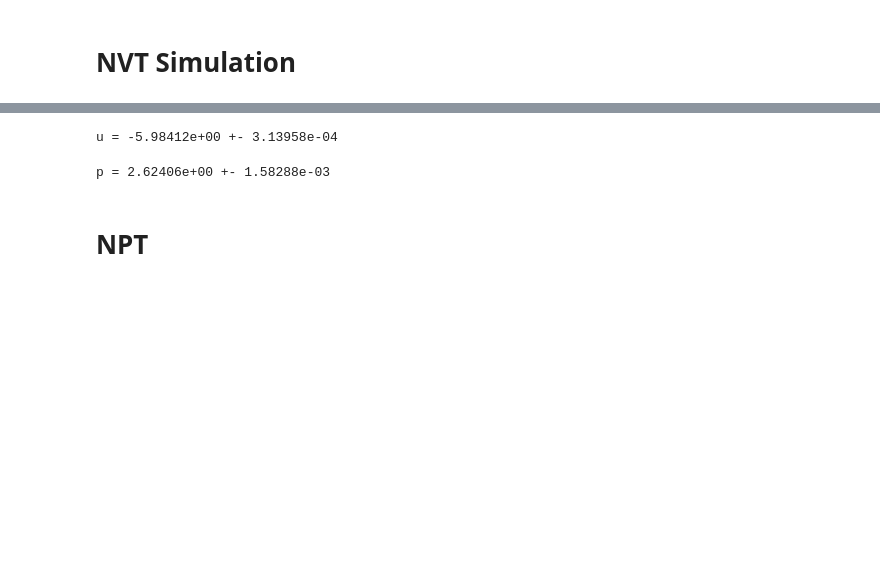
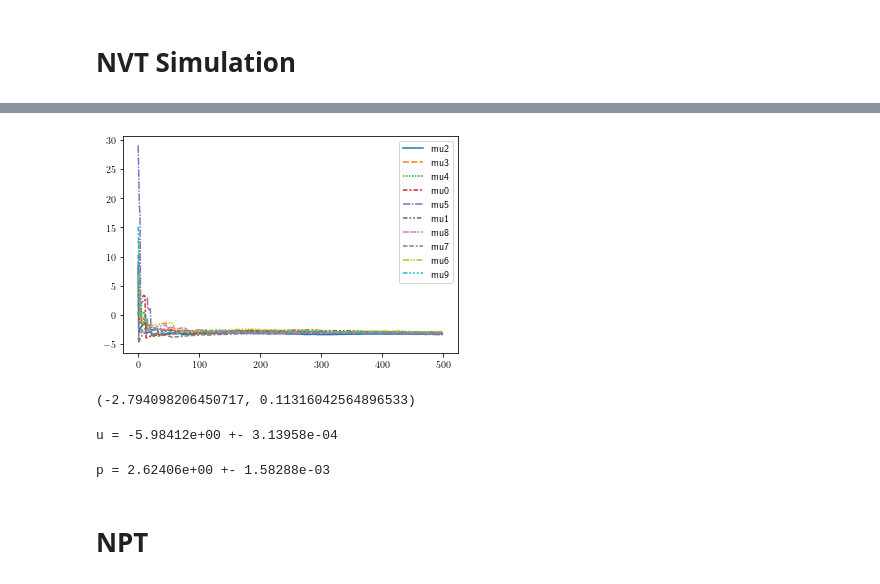
Before and after one commit to g-bauer/sargas, a Jupyter notebook: example/NVT.ipynb, the cells around one changed output, grey strips where cells are left out. Cells and saved outputs as stored; diff of their text form; code cells hidden in the pictures; blank space fills up the shorter version.

Commit message:
Better observers

```diff
--- a/example/NVT.ipynb
+++ b/example/NVT.ipynb
@@ -24,3 +8,0 @@ simulation = Simulation.monte_carlo(system, mc, 500)
-# %%
-%%time
-simulation.run(10_000_000)
@@ -29,0 +9,28 @@ Wall time: 1min 19s
+# %%
+def build_nvt(n, rho, t, rc, tail_correction):
+    potential = Potential.lennard_jones(1.0, 1.0, rc, tail_correction=True)
+    configuration = Configuration.from_lattice(n, rho)
+    system = System(configuration, potential)
+    displace_particle = MCMove.displace_particle(0.1, 0.4, t)
+    mc = MonteCarlo([displace_particle], [1], t)
+    simulation = Simulation.monte_carlo(system, mc, n)
+    return simulation, system
+
+def run_simulation(simulation, equilibration, production, t):
+    simulation.run(equilibration)
+    simulation.deactivate_propagator_updates()
+
+    properties = Observer.properties(1000)
+    simulation.add_observer(properties)
+
+    energy = Observer.energy(1000, 1000)
+    simulation.add_observer(energy)
+    widom = Observer.widom(5000, t, 1000, 10, 500)
+    simulation.add_observer(widom)
+
+    simulation.run(production)
+    return properties, energy, widom
+# %%
+t = 0.9
+sim, sys = build_nvt(500, 0.79, t, 3.0, True)
+sys.box_length
@@ -29,0 +39,3 @@ Wall time: 1min 19s
+# %%
+%%time
+prop, ener, wid = run_simulation(sim, 500 * 5000, 500 * 5000, t)
@@ -30,3 +45,12 @@ Wall time: 1min 19s
+# %%
+wdm = pd.DataFrame(wid.data)
+sns.lineplot(data=wdm);
+# %% [output]
+[figure, added]
+# %%
+wdm.iloc[-1].mean() * t, 2.33 * (wdm.iloc[-1] * t).sem(ddof=1)
+# %% [output]
+(-2.794098206450717, 0.11316042564896533)
 # %%
 simulation.deactivate_propagator_updates()
 props = Observer.properties(1000)
```
Also changed, not shown: parts of 5 cells of this notebook, 4 other files.
